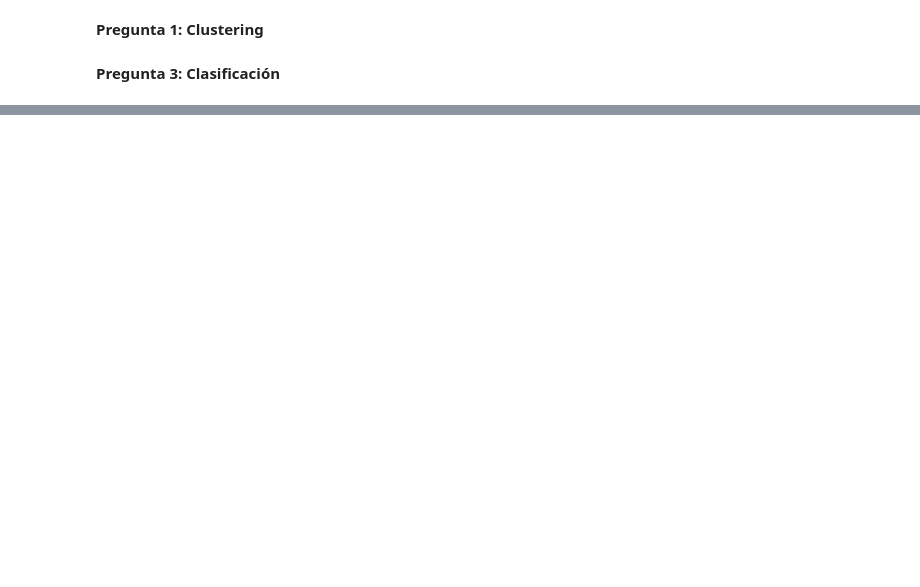
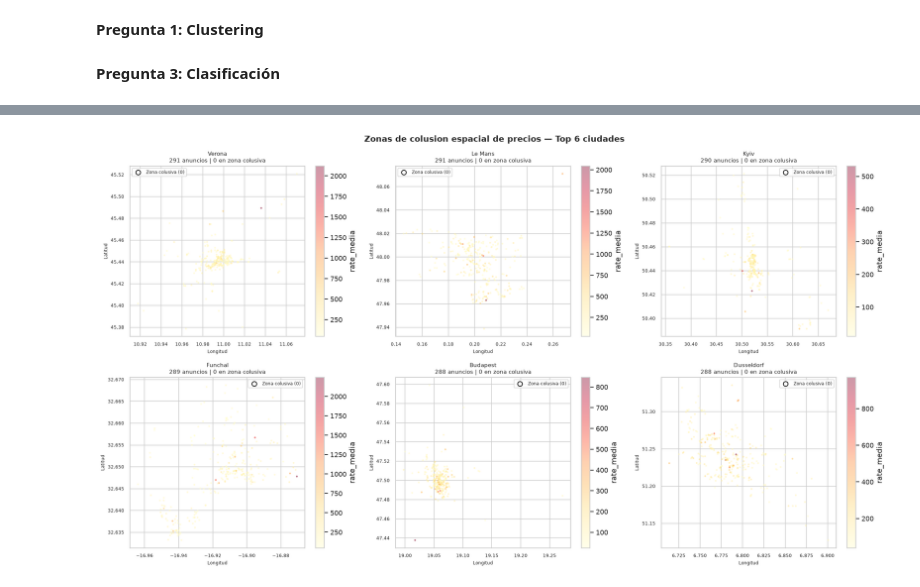
Before and after one commit to Rajevic-0/Proyecto-Mineria-De-Datos, a Jupyter notebook: Notebooks/Hito_1.ipynb, the cells around one changed output, grey strips where cells are left out. Saved outputs shown, nothing was run; the diff lists cells and outputs as text; code cells hidden in the pictures; blank space fills up the shorter version.

```diff
--- a/Notebooks/Hito_1.ipynb
+++ b/Notebooks/Hito_1.ipynb
@@ -750,0 +866,12 @@ Pregunta 4: Anomalías
+# %%
+# Serie mensual de precio real (rate_avg) por anuncio
+df_rates['listing_id'] = df_rates['listing_id'].astype(str)
+rate_num = pd.to_numeric(df_rates['rate_avg'], errors='coerce')
+rates_mes = (df_rates.assign(rate_avg=rate_num)
+             .dropna(subset=['rate_avg'])
+             .pivot_table(index='listing_id', columns='date', values='rate_avg', aggfunc='mean'))
+
+# Movimiento relativo mes a mes, menos la estacionalidad comun del mercado (mediana por mes)
+mov = rates_mes.pct_change(axis=1).replace([np.inf, -np.inf], np.nan)
+mov = mov.sub(mov.median(axis=0), axis=1)   # residuo: movimiento por encima del mercado
+print(f"Matriz de movimientos: {mov.shape[0]:,} anuncios x {mov.shape[1]} meses")
@@ -750,0 +974,28 @@ Pregunta 4: Anomalías
+# %%
+# Mapa: anuncios por ciudad coloreados por precio; en rojo los que pertenecen a zonas colusivas
+zonas_colusivas_ids = set(zona_stats_clean.loc[zona_stats_clean['zona_colusiva'] == 1, 'zona'])
+df_p4['en_zona_colusiva'] = df_p4['zona'].isin(zonas_colusivas_ids)
+
+top_cities = df_p4['city'].value_counts().head(6).index
+fig, axes = plt.subplots(2, 3, figsize=(18, 10))
+
+for ax, city in zip(axes.flat, top_cities):
+    sub = df_p4[df_p4['city'] == city]
+    sc = ax.scatter(sub['longitude'], sub['latitude'], c=sub['rate_media'],
+                    cmap='YlOrRd', s=4, alpha=0.4)
+    col = sub[sub['en_zona_colusiva']]
+    ax.scatter(col['longitude'], col['latitude'], facecolors='none',
+               edgecolors='black', s=40, linewidths=1.2,
+               label=f'Zona colusiva ({len(col)})')
+    ax.set_title(f"{city}\n{len(sub):,} anuncios | {len(col)} en zona colusiva", fontsize=9)
+    ax.set_xlabel('Longitud', fontsize=7); ax.set_ylabel('Latitud', fontsize=7)
+    ax.tick_params(labelsize=7)
+    plt.colorbar(sc, ax=ax, label='rate_media')
+    ax.legend(fontsize=7, markerscale=1.2)
+
+plt.suptitle('Zonas de colusion espacial de precios — Top 6 ciudades',
+             fontsize=13, fontweight='bold')
+plt.tight_layout()
+plt.show()
+# %% [output]
+[figure, added]
```
Also changed, not shown: parts of 21 cells of this notebook.
